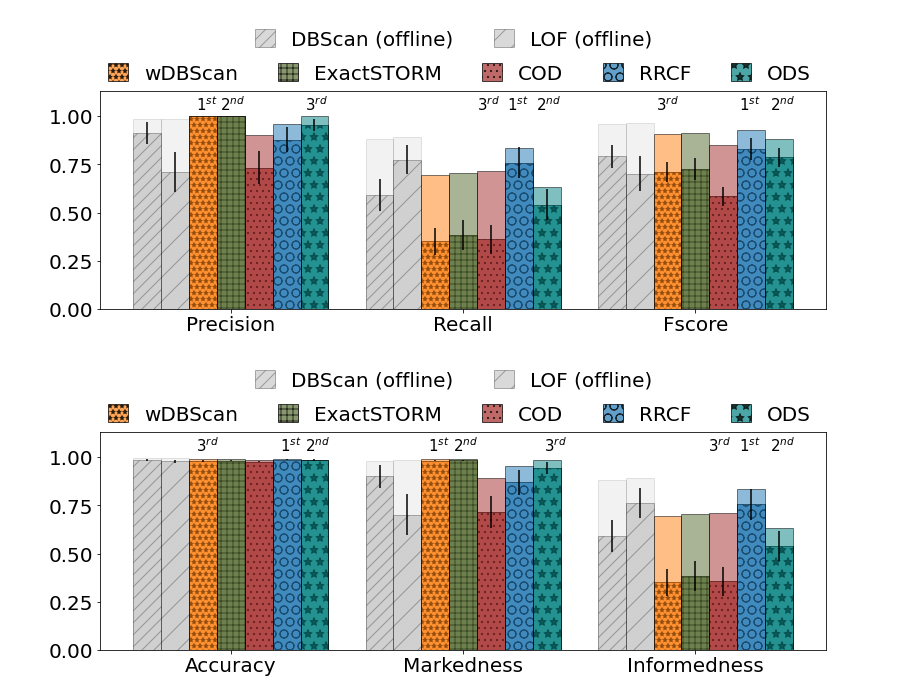
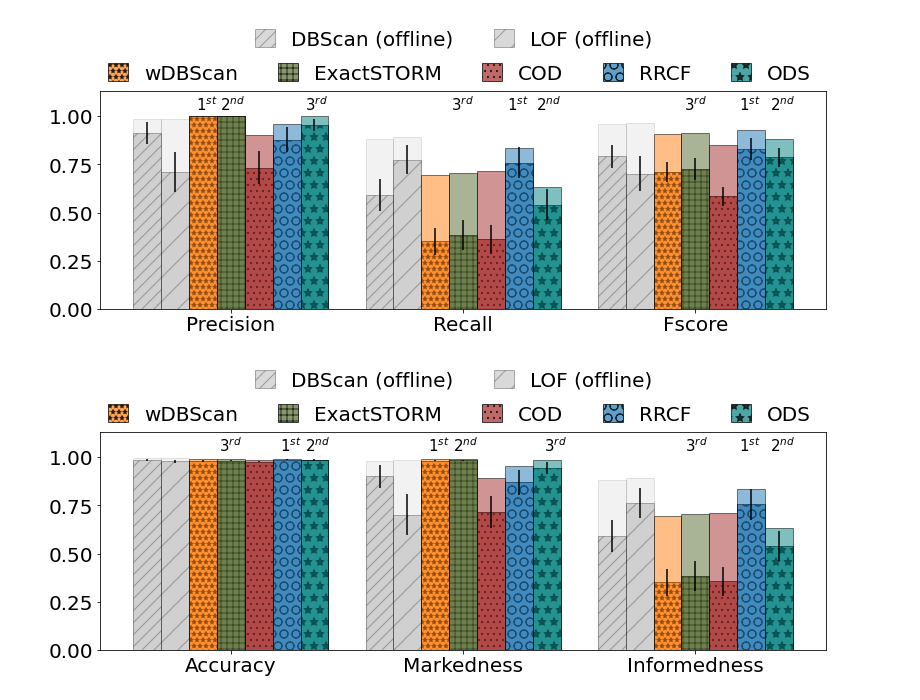
Before and after one commit to anrputina/ODS-2020, a Jupyter notebook: Experiments/z2-test_results/generate_figures.ipynb, the cells around one changed output. Saved outputs shown, nothing was run; the diff lists cells and outputs as text; code cells hidden in the pictures.

Commit message:
Test figures

```diff
--- a/Experiments/z2-test_results/generate_figures.ipynb
+++ b/Experiments/z2-test_results/generate_figures.ipynb
@@ -150,36 +150,36 @@ ax.tick_params(axis='both', which='major', labelsize=fontsize)
 ax.tick_params(axis='both', which='minor', labelsize=fontsize)
 
 ax.set_xticks(range(3))
 ax.set_xticklabels(['Precision', 'Recall', 'Fscore'])
 ax.tick_params(axis='both', which='major', labelsize=fontsize)
 ax.tick_params(axis='both', which='minor', labelsize=fontsize)
 
 ax.set_ylim(0,1.13)
 ax.text(-0.15,1.03, '$1^{st}$', fontsize=15)
 ax.text(-0.045,1.03, '$2^{nd}$', fontsize=15)
 ax.text(0.32,1.03, '$3^{rd}$', fontsize=15)
 
 ax.text(1.19,1.03, '$1^{st}$', fontsize=15)
 ax.text(1.315,1.03, '$2^{nd}$', fontsize=15)
-ax.text(1.06,1.03, '$3^{rd}$', fontsize=15)
+ax.text(0.95,1.03, '$3^{rd}$', fontsize=15)
 
 ax.text(2.19,1.03, '$1^{st}$', fontsize=15)
 ax.text(2.32,1.03, '$2^{nd}$', fontsize=15)
-ax.text(1.83,1.03, '$3^{rd}$', fontsize=15)
+ax.text(1.95,1.03, '$3^{rd}$', fontsize=15)
 
 fig.legend([dbscan_bar, lof_bar],
           ['DBScan (offline)','LOF (offline)'],
           bbox_to_anchor=(0.675, 1.15),
           ncol=4, fancybox=False, shadow=False, fontsize=20, frameon=False)
 
 fig.legend([wdbscan_bar, exactstorm_bar, cod_bar, rrcf_bar, ods_bar],
           ['wDBScan', 'ExactSTORM', 'COD','RRCF', 'ODS'],
           bbox_to_anchor=(0.845, 1.03),
           ncol=5, fancybox=False, shadow=False, fontsize=20, frameon=False)
 
 plt.savefig('algorithms_comparison_'+metrics+'.pdf',  bbox_inches='tight', pad_inches=0)
 # %% [output]
-[figure, old version]
+[figure, new version]
 # %%
 """
 Load Accuracy-Markedness-Informedness data (Fig. 9)
@@ -331,7 +331,7 @@ ax.tick_params(axis='both', which='minor', labelsize=fontsize)
 ax.set_ylim(0,1.13)
 ax.text(0.21,1.03, '$1^{st}$', fontsize=15)
 ax.text(0.32,1.03, '$2^{nd}$', fontsize=15)
-ax.text(-0.15,1.03, '$3^{rd}$', fontsize=15)
+ax.text(-0.05,1.03, '$3^{rd}$', fontsize=15)
 
 ax.text(0.85,1.03, '$1^{st}$', fontsize=15)
 ax.text(0.955,1.03, '$2^{nd}$', fontsize=15)
@@ -339,7 +339,7 @@ ax.text(1.35,1.03, '$3^{rd}$', fontsize=15)
 
 ax.text(2.19,1.03, '$1^{st}$', fontsize=15)
 ax.text(2.32,1.03, '$2^{nd}$', fontsize=15)
-ax.text(2.055,1.03, '$3^{rd}$', fontsize=15)
+ax.text(1.955,1.03, '$3^{rd}$', fontsize=15)
 
 fig.legend([dbscan_bar, lof_bar],
           ['DBScan (offline)','LOF (offline)'],
@@ -353,4 +353,4 @@ fig.legend([wdbscan_bar, exactstorm_bar, cod_bar, rrcf_bar, ods_bar],
 
 plt.savefig('algorithms_comparison_'+metrics+'.pdf',  bbox_inches='tight', pad_inches=0)
 # %% [output]
-[figure, old version]
+[figure, new version]
```
Also changed, not shown: 4 other files.
